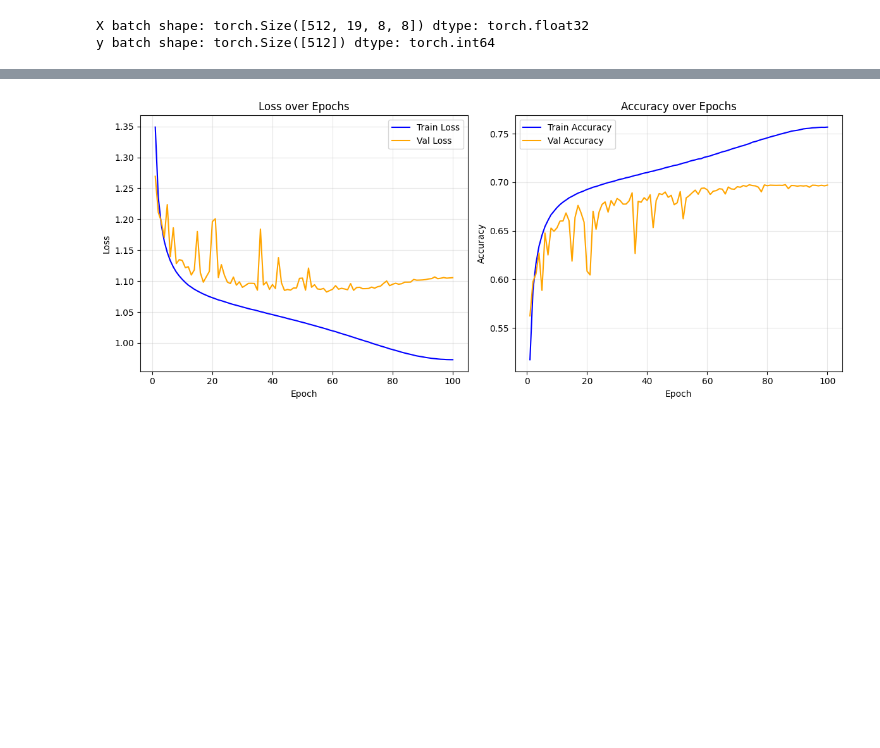
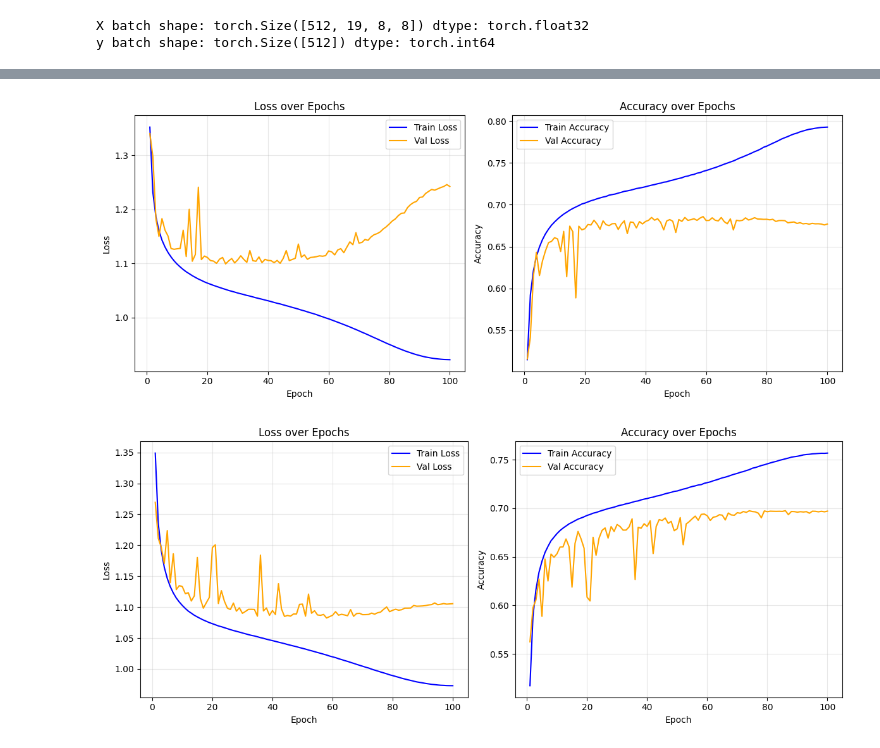
Before and after one commit to wang-yuancheng/chess, a Jupyter notebook: 04_model_training_cnn.ipynb, the cells around one changed output, grey strips where cells are left out. Saved outputs shown, nothing was run; the diff lists cells and outputs as text; code cells hidden in the pictures; blank space fills up the shorter version.

Commit message:
Train models

```diff
--- a/04_model_training_cnn.ipynb
+++ b/04_model_training_cnn.ipynb
@@ -812,3 +828,36 @@ save_test_results(experiment_name=RUN_ID,
+# %%
+import pandas as pd
+import matplotlib.pyplot as plt
+
+file_path = Path(f"./experiments/logs/seresnet_new_v1/{RUN_ID}_learning_curves.csv")
+df = pd.read_csv(file_path)
+
+plt.figure(figsize=(12, 5))
+
+# Loss
+plt.subplot(1, 2, 1)
+plt.plot(df['epoch'], df['train_loss'], label='Train Loss', color='blue')
+plt.plot(df['epoch'], df['val_loss'], label='Val Loss', color='orange')
+plt.title('Loss over Epochs')
+plt.xlabel('Epoch')
+plt.ylabel('Loss')
+plt.legend()
+plt.grid(True, alpha=0.3)
+
+# Accuracy
+plt.subplot(1, 2, 2)
+plt.plot(df['epoch'], df['train_acc'], label='Train Accuracy', color='blue')
+plt.plot(df['epoch'], df['val_acc'], label='Val Accuracy', color='orange')
+plt.title('Accuracy over Epochs')
+plt.xlabel('Epoch')
+plt.ylabel('Accuracy')
+plt.legend()
+plt.grid(True, alpha=0.3)
+
+plt.tight_layout()
+plt.show()
+# %% [output]
+[figure, added]
 # %%
 import pandas as pd
 import matplotlib.pyplot as plt
```
Also changed, not shown: parts of 10 cells of this notebook, 6 other files.
